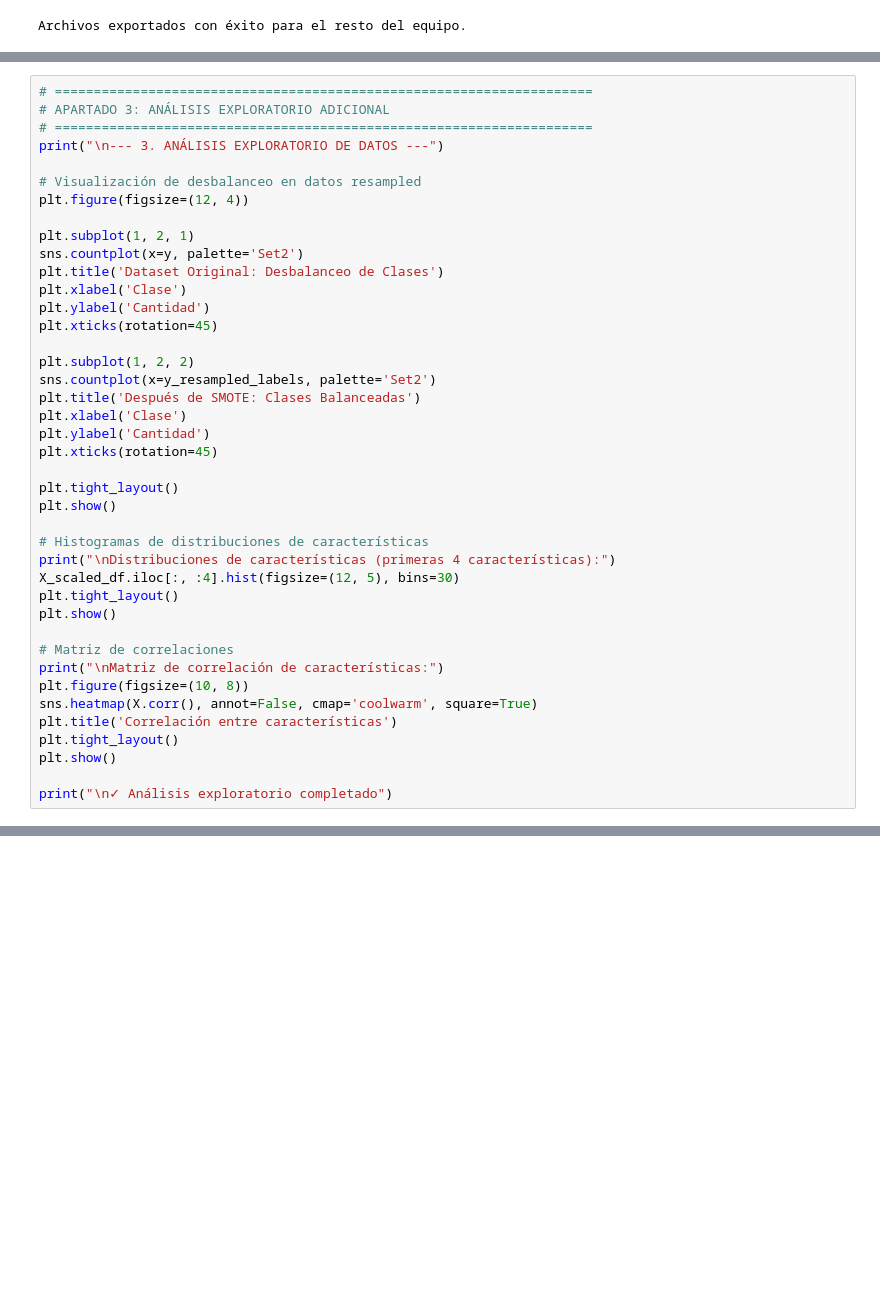
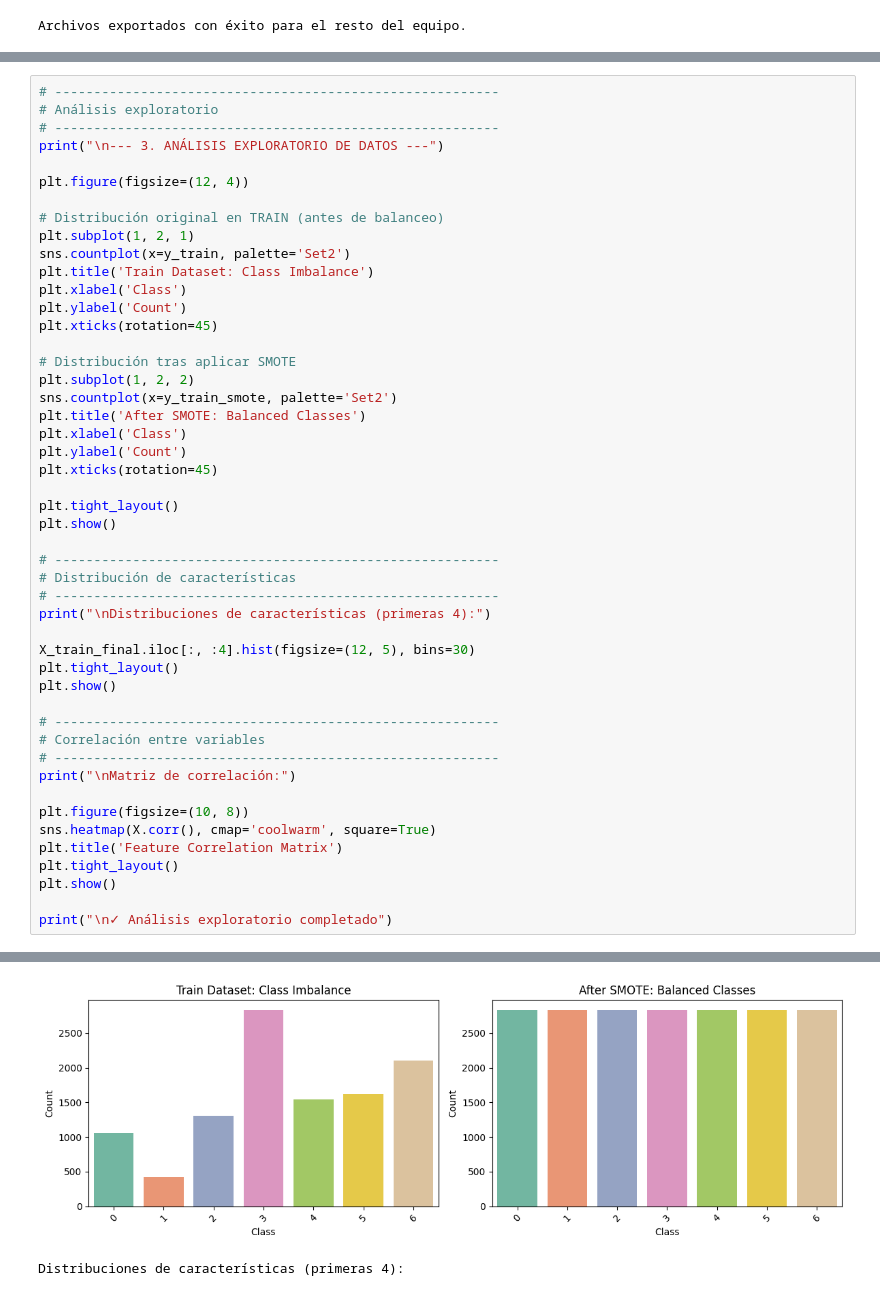
Before and after one commit to AlexIturgaitz/Proyecto-ML-Ensemble-learning-and-imbalanced-datasets.-, a Jupyter notebook: main.ipynb, the cells around one changed output, grey strips where cells are left out. Cells and saved outputs as stored; diff of their text form; blank space fills up the shorter version.

```diff
--- a/main.ipynb
+++ b/main.ipynb
@@ -245,41 +248,49 @@ print(f"  - Clases balanceadas: {np.unique(y_resampled)}")
 # %%
-# =====================================================================
-# APARTADO 3: ANÁLISIS EXPLORATORIO ADICIONAL
-# =====================================================================
+# ---------------------------------------------------------
+# Análisis exploratorio
+# ---------------------------------------------------------
 print("\n--- 3. ANÁLISIS EXPLORATORIO DE DATOS ---")
 
-# Visualización de desbalanceo en datos resampled
 plt.figure(figsize=(12, 4))
 
+# Distribución original en TRAIN (antes de balanceo)
 plt.subplot(1, 2, 1)
-sns.countplot(x=y, palette='Set2')
-plt.title('Dataset Original: Desbalanceo de Clases')
-plt.xlabel('Clase')
-plt.ylabel('Cantidad')
+sns.countplot(x=y_train, palette='Set2')
+plt.title('Train Dataset: Class Imbalance')
+plt.xlabel('Class')
+plt.ylabel('Count')
 plt.xticks(rotation=45)
 
+# Distribución tras aplicar SMOTE
 plt.subplot(1, 2, 2)
-sns.countplot(x=y_resampled_labels, palette='Set2')
-plt.title('Después de SMOTE: Clases Balanceadas')
-plt.xlabel('Clase')
-plt.ylabel('Cantidad')
+sns.countplot(x=y_train_smote, palette='Set2')
+plt.title('After SMOTE: Balanced Classes')
+plt.xlabel('Class')
+plt.ylabel('Count')
 plt.xticks(rotation=45)
 
 plt.tight_layout()
 plt.show()
 
-# Histogramas de distribuciones de características
-print("\nDistribuciones de características (primeras 4 características):")
-X_scaled_df.iloc[:, :4].hist(figsize=(12, 5), bins=30)
+# ---------------------------------------------------------
+# Distribución de características
+# ---------------------------------------------------------
+print("\nDistribuciones de características (primeras 4):")
+
+X_train_final.iloc[:, :4].hist(figsize=(12, 5), bins=30)
 plt.tight_layout()
 plt.show()
 
-# Matriz de correlaciones
-print("\nMatriz de correlación de características:")
+# ---------------------------------------------------------
+# Correlación entre variables
+# ---------------------------------------------------------
+print("\nMatriz de correlación:")
+
 plt.figure(figsize=(10, 8))
-sns.heatmap(X.corr(), annot=False, cmap='coolwarm', square=True)
-plt.title('Correlación entre características')
+sns.heatmap(X.corr(), cmap='coolwarm', square=True)
+plt.title('Feature Correlation Matrix')
 plt.tight_layout()
 plt.show()
 
 print("\n✓ Análisis exploratorio completado")
+# %% [output]
@@ -285,0 +305,2 @@ print("\n✓ Análisis exploratorio completado")
+[figure, added]
+Distribuciones de características (primeras 4):
```
Also changed, not shown: parts of 15 cells of this notebook.
